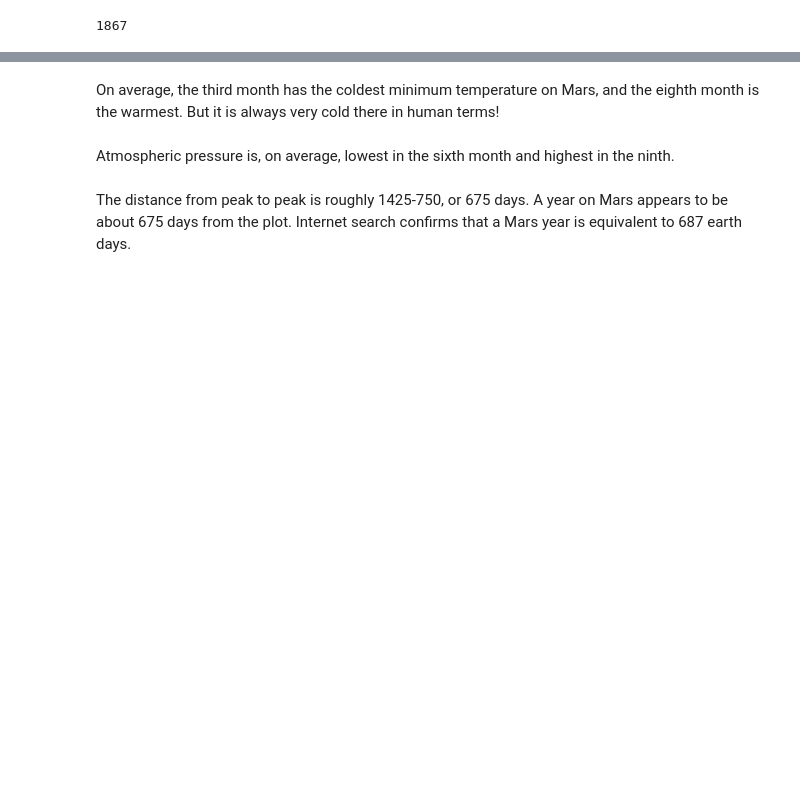
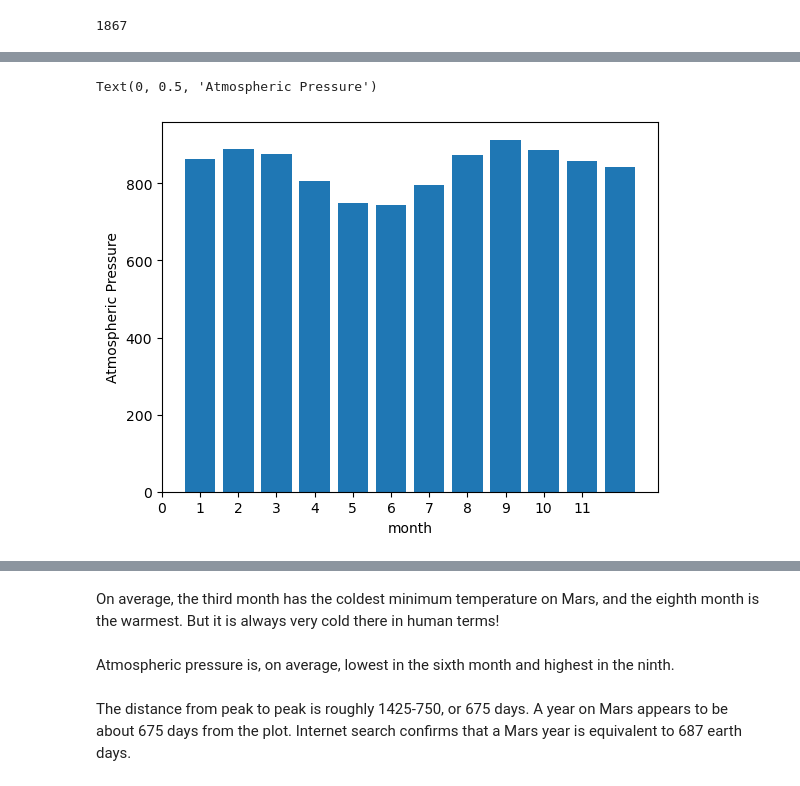
Before and after one commit to adhithirag/Mars_WebScraping_Challenge, a Jupyter notebook: part_2_mars_weather.ipynb, the cells around one changed output, grey strips where cells are left out. Drawn from its saved outputs; the diff is of its cells as text; code cells hidden in the pictures; blank space fills up the shorter version.

```diff
--- a/part_2_mars_weather.ipynb
+++ b/part_2_mars_weather.ipynb
@@ -321,3 +342,6 @@ Name: min_temp, dtype: float64
 # %%
 # 4. Average pressure by Martian month
+pressure_df = mars_df[['month','pressure']]
+pressure_grouped = pressure_df.groupby(['month']).mean('pressure')
+pressure_grouped
 # %% [output]
@@ -341,0 +362,5 @@ Name: pressure, dtype: float64
+# %%
+#sorting the pressure_grouped df in ascending order
+
+pressure_sorted = pressure_grouped.sort_values(by='pressure', ascending=True)
+pressure_sorted
@@ -342,2 +382,13 @@ Name: pressure, dtype: float64
+# %%
+# Plot the average pressure by month
+plt.bar(pressure_sorted.index, pressure_sorted['pressure'])
+
+plt.xticks(np.arange(len(pressure_sorted)))
+
+plt.xlabel('month')
+plt.ylabel('Atmospheric Pressure')
+# %% [output]
+Text(0, 0.5, 'Atmospheric Pressure')
+[figure, added]
 # %%
 # 5. How many terrestrial (earth) days are there in a Martian year?
```
Also changed, not shown: parts of 30 cells of this notebook, 2 other files.
